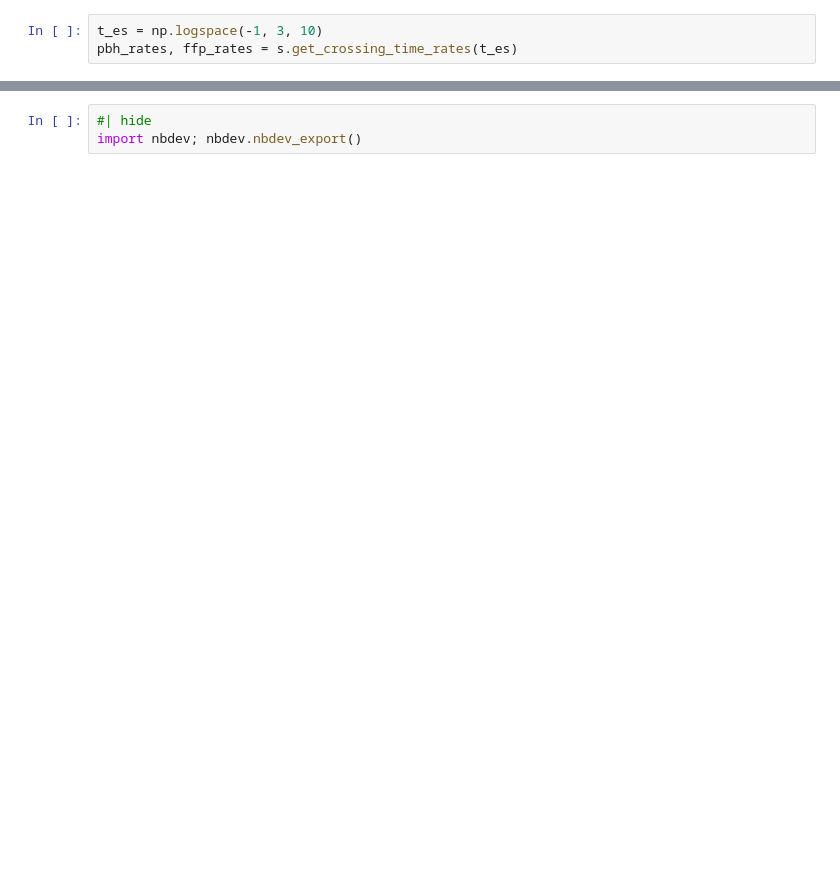
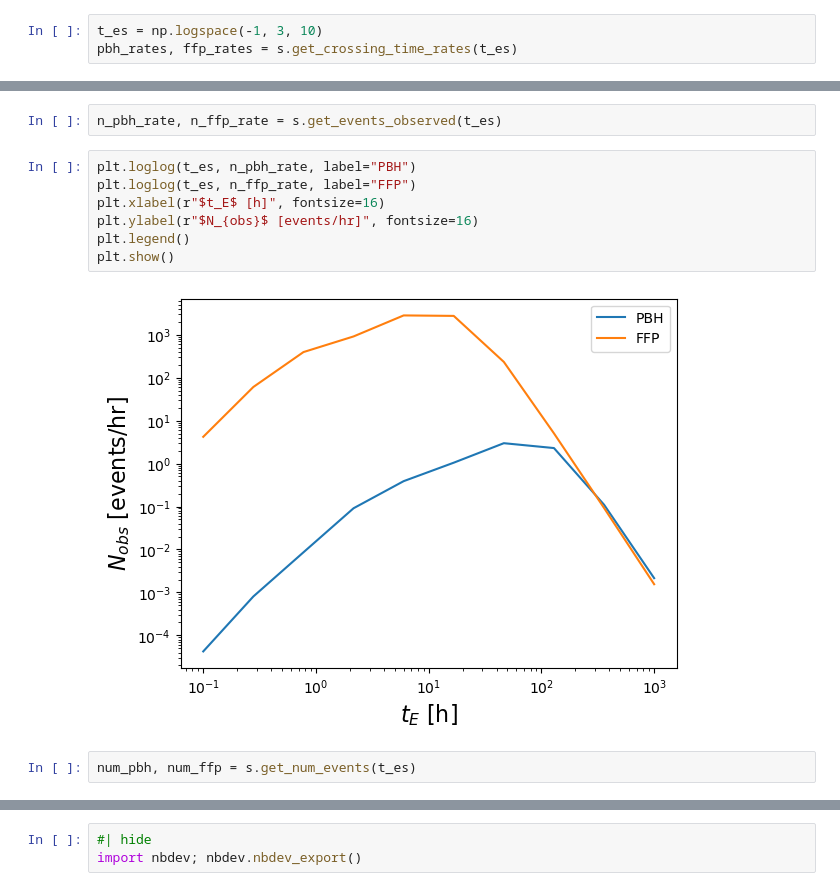
Before and after one commit to NolanSmyth/LensCalcPy, a Jupyter notebook: nbs/03_survey.ipynb, the cells around one changed output, grey strips where cells are left out. Drawn from its saved outputs; the diff is of its cells as text; blank space fills up the shorter version.

```diff
--- a/nbs/03_survey.ipynb
+++ b/nbs/03_survey.ipynb
@@ -177,0 +194,13 @@ plt.show()
+# %%
+n_pbh_rate, n_ffp_rate = s.get_events_observed(t_es)
+# %%
+plt.loglog(t_es, n_pbh_rate, label="PBH")
+plt.loglog(t_es, n_ffp_rate, label="FFP")
+plt.xlabel(r"$t_E$ [h]", fontsize=16)
+plt.ylabel(r"$N_{obs}$ [events/hr]", fontsize=16)
+plt.legend()
+plt.show()
+# %% [output]
+[figure, added]
+# %%
+num_pbh, num_ffp = s.get_num_events(t_es)
```
Also changed, not shown: parts of 11 cells of this notebook, 12 other files.
